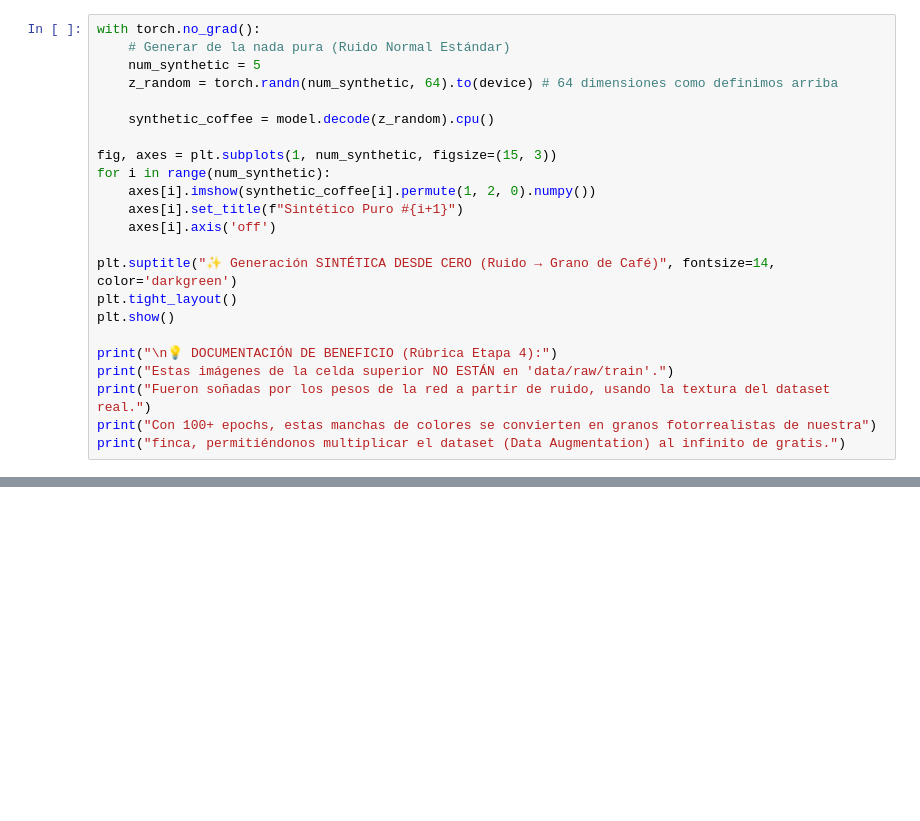
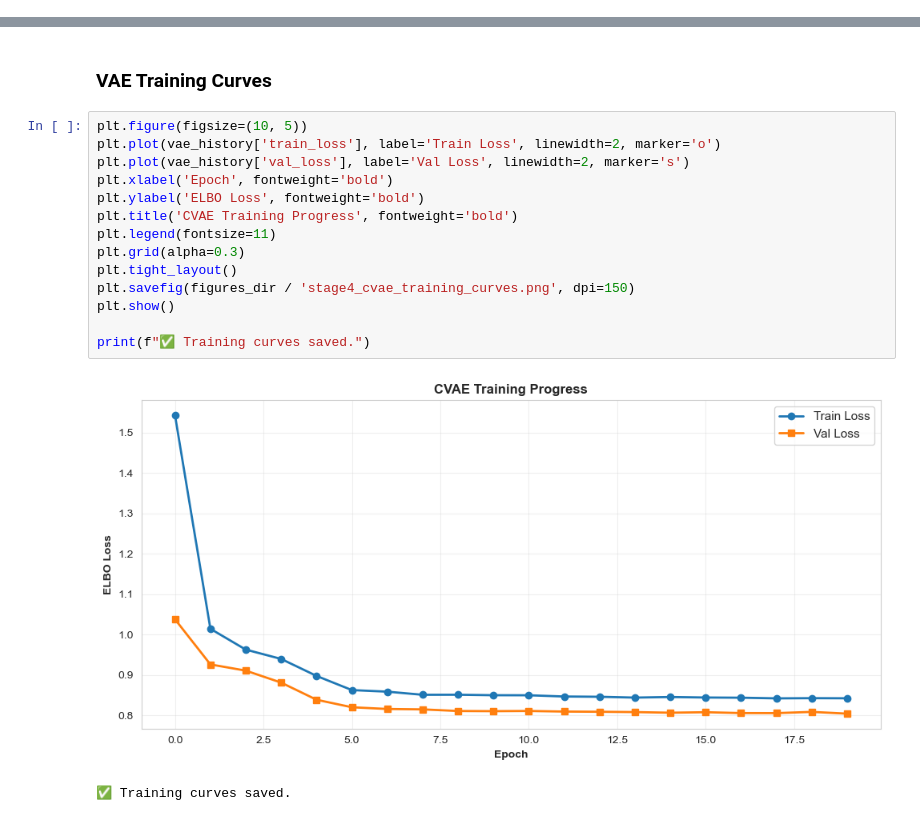
Before and after one commit to gerardoportillodev/deep_coffee_project, a Jupyter notebook: notebooks/04_stage4_generative.ipynb, the cells around one changed output, grey strips where cells are left out. Drawn from its saved outputs; the diff is of its cells as text; blank space fills up the shorter version.

```diff
--- a/notebooks/04_stage4_generative.ipynb
+++ b/notebooks/04_stage4_generative.ipynb
@@ -247,23 +0,0 @@ Nuestro vínculo es solucionar la **ausencia de datos**. El VAE no solo reconstr
-# %%
-with torch.no_grad():
-    # Generar de la nada pura (Ruido Normal Estándar)
-    num_synthetic = 5
-    z_random = torch.randn(num_synthetic, 64).to(device) # 64 dimensiones como definimos arriba
-
-    synthetic_coffee = model.decode(z_random).cpu()
-
-fig, axes = plt.subplots(1, num_synthetic, figsize=(15, 3))
-for i in range(num_synthetic):
-    axes[i].imshow(synthetic_coffee[i].permute(1, 2, 0).numpy())
-    axes[i].set_title(f"Sintético Puro #{i+1}")
-    axes[i].axis('off')
-
-plt.suptitle("✨ Generación SINTÉTICA DESDE CERO (Ruido → Grano de Café)", fontsize=14, color='darkgreen')
-plt.tight_layout()
-plt.show()
-
-print("\n💡 DOCUMENTACIÓN DE BENEFICIO (Rúbrica Etapa 4):")
-print("Estas imágenes de la celda superior NO ESTÁN en 'data/raw/train'.")
-print("Fueron soñadas por los pesos de la red a partir de ruido, usando la textura del dataset real.")
-print("Con 100+ epochs, estas manchas de colores se convierten en granos fotorrealistas de nuestra")
-print("finca, permitiéndonos multiplicar el dataset (Data Augmentation) al infinito de gratis.")
@@ -276,0 +370,19 @@ finca, permitiéndonos multiplicar el dataset (Data Augmentation) al infinito de
+# %% [markdown]
+### VAE Training Curves
+# %%
+plt.figure(figsize=(10, 5))
+plt.plot(vae_history['train_loss'], label='Train Loss', linewidth=2, marker='o')
+plt.plot(vae_history['val_loss'], label='Val Loss', linewidth=2, marker='s')
+plt.xlabel('Epoch', fontweight='bold')
+plt.ylabel('ELBO Loss', fontweight='bold')
+plt.title('CVAE Training Progress', fontweight='bold')
+plt.legend(fontsize=11)
+plt.grid(alpha=0.3)
+plt.tight_layout()
+plt.savefig(figures_dir / 'stage4_cvae_training_curves.png', dpi=150)
+plt.show()
+
+print(f"✅ Training curves saved.")
+# %% [output]
+[figure, added]
+✅ Training curves saved.
```
Also changed, not shown: parts of 37 cells of this notebook, 1 other file.
